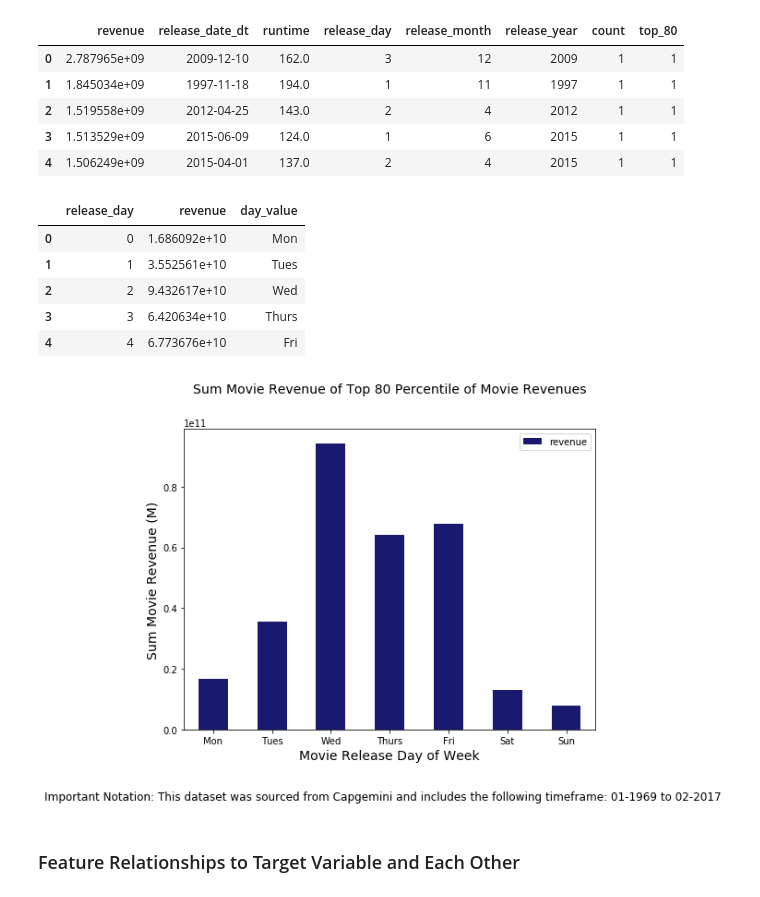
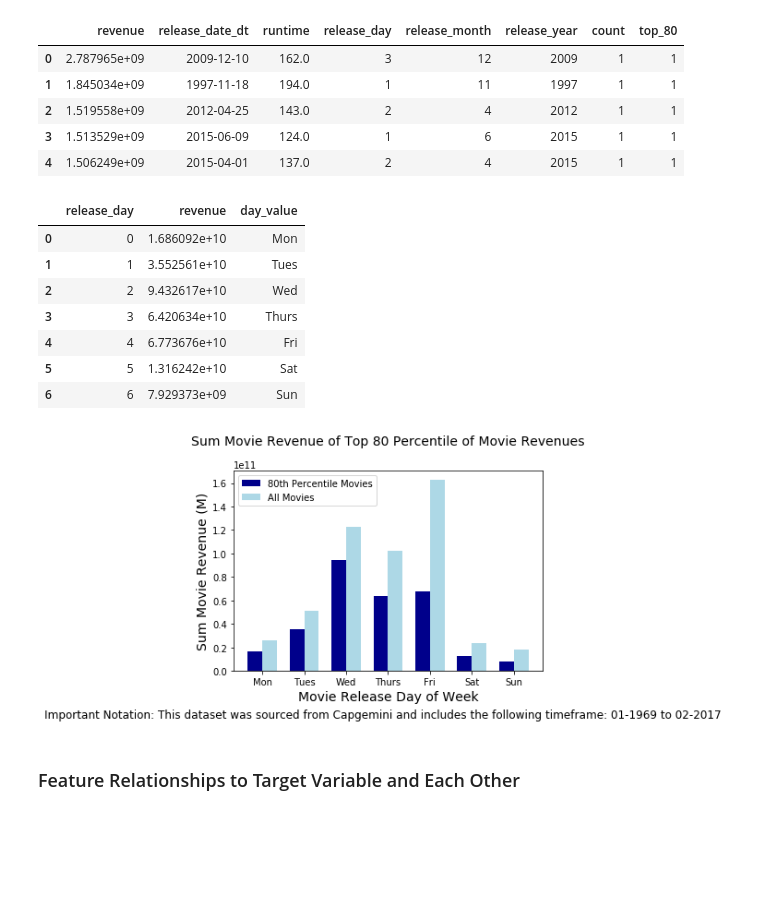
Before and after one commit to EmSchoof/MovieRevenuePrediction, a Jupyter notebook: 2a_data_visualization.ipynb, the cells around one changed output. Cells and saved outputs as stored; diff of their text form; code cells hidden in the pictures; blank space fills up the shorter version.

```diff
--- a/2a_data_visualization.ipynb
+++ b/2a_data_visualization.ipynb
@@ -256,7 +256,7 @@ top_80_rev_movies.head()
 # Groupby Day
 top_80_mean_revenue_by_dow = top_80_rev_movies[['revenue', 'release_day']].groupby('release_day', as_index=False).sum()
 top_80_mean_revenue_by_dow['day_value'] = pd.Series(['Mon', 'Tues', 'Wed', 'Thurs', 'Fri', 'Sat', 'Sun'])
-top_80_mean_revenue_by_dow.head()
+top_80_mean_revenue_by_dow
 # %% [output]
 |  | release_day | revenue | day_value |
 | 0 | 0 | 1.686092e+10 | Mon |
@@ -264,4 +264,6 @@ top_80_mean_revenue_by_dow.head()
 | 2 | 2 | 9.432617e+10 | Wed |
 | 3 | 3 | 6.420634e+10 | Thurs |
 | 4 | 4 | 6.773676e+10 | Fri |
+| 5 | 5 | 1.316242e+10 | Sat |
+| 6 | 6 | 7.929373e+09 | Sun |
 # %%
@@ -271,15 +277,24 @@ top_80_std = np.std(top_80_mean_revenue_by_dow.revenue)
 # %%
 # Plot Revenue by Release Day of Week
-top_80_mean_revenue_by_dow.plot(x='release_day', y='revenue', kind='bar', figsize=(8,6), color='midnightblue')
-_=plt.xticks(np.arange(0,7), labels=mean_revenue_by_dow['day_value'].values, rotation=0)
-_=plt.title('Sum Movie Revenue of Top 80 Percentile of Movie Revenues', fontsize=14, y=1.1)
-_=plt.xlabel('Movie Release Day of Week', fontsize=14)
-_=plt.ylabel('Sum Movie Revenue (M)', fontsize=14)
+
+ind = np.arange(len(top_80_mean_revenue_by_dow.revenue))  # the x locations for the groups
+width = 0.35
+
+fig, ax = plt.subplots()
+
+ax.bar(ind - width/2, top_80_mean_revenue_by_dow.revenue, width, label='80th Percentile Movies', color=['darkblue'])
+ax.bar(ind + width/2, mean_revenue_by_dow.revenue, width, label='All Movies', color=['lightblue'])
+ax.set_xticks(np.arange(0,7))
+ax.set_xticklabels(mean_revenue_by_dow['day_value'].values)
+ax.set_title('Sum Movie Revenue of Top 80 Percentile of Movie Revenues', fontsize=14, y=1.1)
+ax.set_xlabel('Movie Release Day of Week', fontsize=14)
+ax.set_ylabel('Sum Movie Revenue (M)', fontsize=14)
+ax.legend()
 txt = 'Important Notation: This dataset was sourced from Capgemini and includes the following timeframe: 01-1969 to 02-2017'
 plt.figtext(.5, -.05, txt, wrap=True, horizontalalignment='center', fontsize=12)
 plt.show()
 # %% [output]
-[figure, old version]
+[figure, new version]
 # %% [markdown]
 ### Feature Relationships to Target Variable and Each Other
 # %%
```
Also changed, not shown: parts of 2 cells of this notebook, 2 other files.
